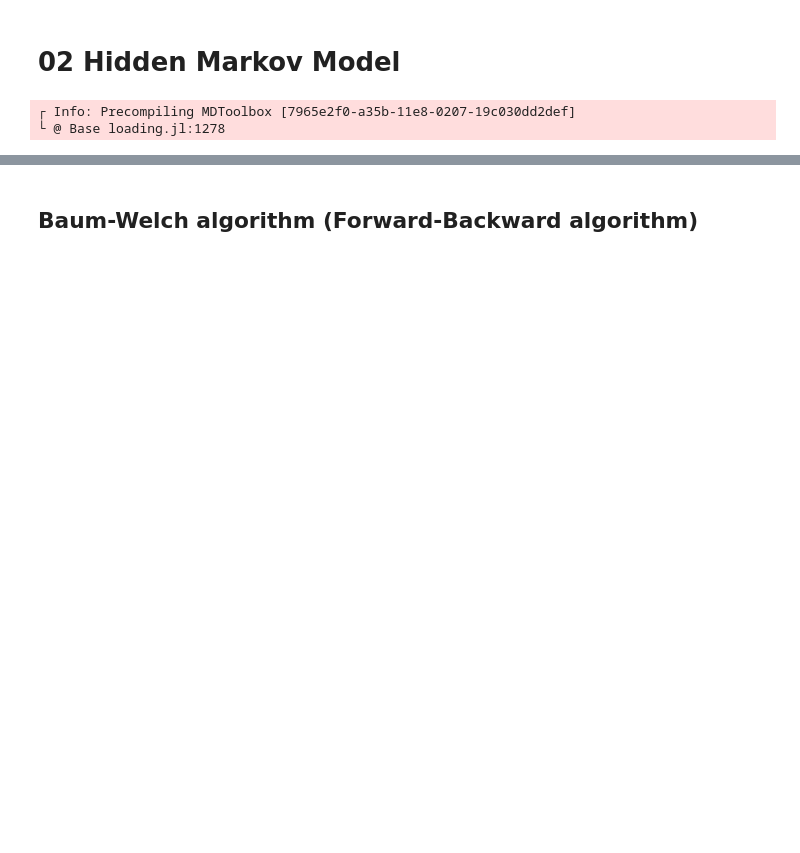
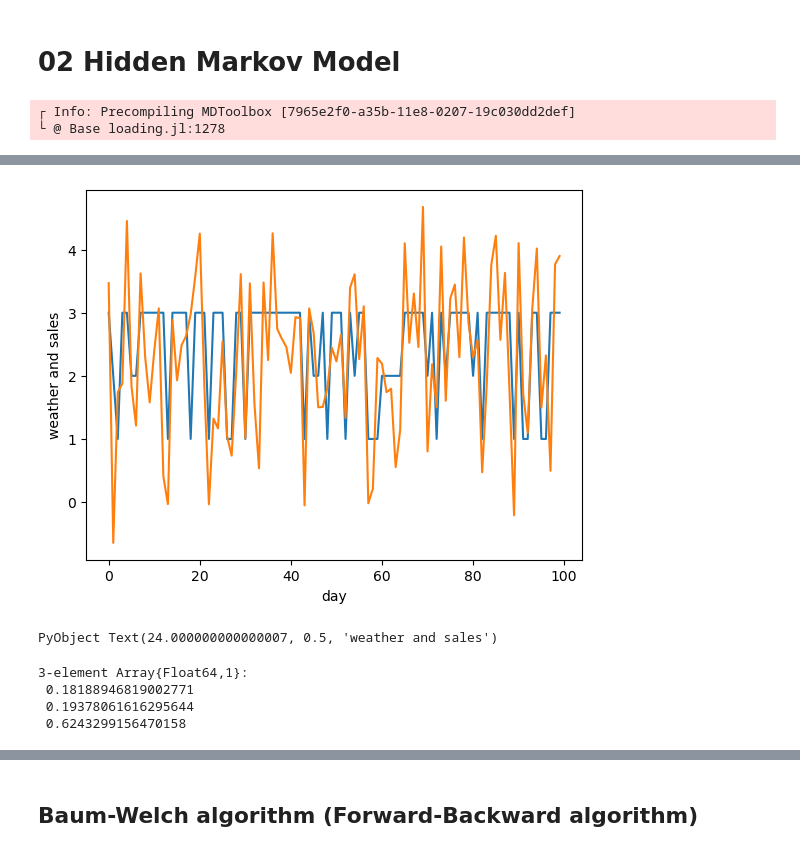
Before and after one commit to matsunagalab/tutorial_hmm, a Jupyter notebook: 02_Hidden_Markov_Model.ipynb, the cells around one changed output, grey strips where cells are left out. Saved outputs shown, nothing was run; the diff lists cells and outputs as text; code cells hidden in the pictures; blank space fills up the shorter version.

```diff
--- a/02_Hidden_Markov_Model.ipynb
+++ b/02_Hidden_Markov_Model.ipynb
@@ -25,0 +68,8 @@ T = readdlm("data/T.dat", ',', Float64)
+# %%
+# transition probabilities of weather x
+T = [   0.200004  0.257922  0.542074
+        0.242095  0.300014  0.457891
+        0.157926  0.142121  0.699953]
+
+# equilibrium probabilities
+p =  [0.18188946819002771, 0.19378061616295644, 0.6243299156470158]
@@ -25,0 +81,7 @@ T = readdlm("data/T.dat", ',', Float64)
+# %%
+# make test data
+N = 100
+weather_ground_truth = msmgenerate(N, T, p)
+sales = weather_ground_truth .+ randn(N)
+
+emission_probability = (1.0./sqrt(2.0*pi)) .* exp.( - (sales .- [1.0 2.0 3.0]).^2 ./ 2.0 )
@@ -25,0 +106,15 @@ T = readdlm("data/T.dat", ',', Float64)
+# %%
+plot(weather_ground_truth)
+plot(sales)
+xlabel("day")
+ylabel("weather and sales")
+# %% [output]
+[figure, added]
+PyObject Text(24.000000000000007, 0.5, 'weather and sales')
+# %%
+p
+# %% [output]
+3-element Array{Float64,1}:
+ 0.18188946819002771
+ 0.19378061616295644
+ 0.6243299156470158
```
Also changed, not shown: parts of 37 cells of this notebook.
